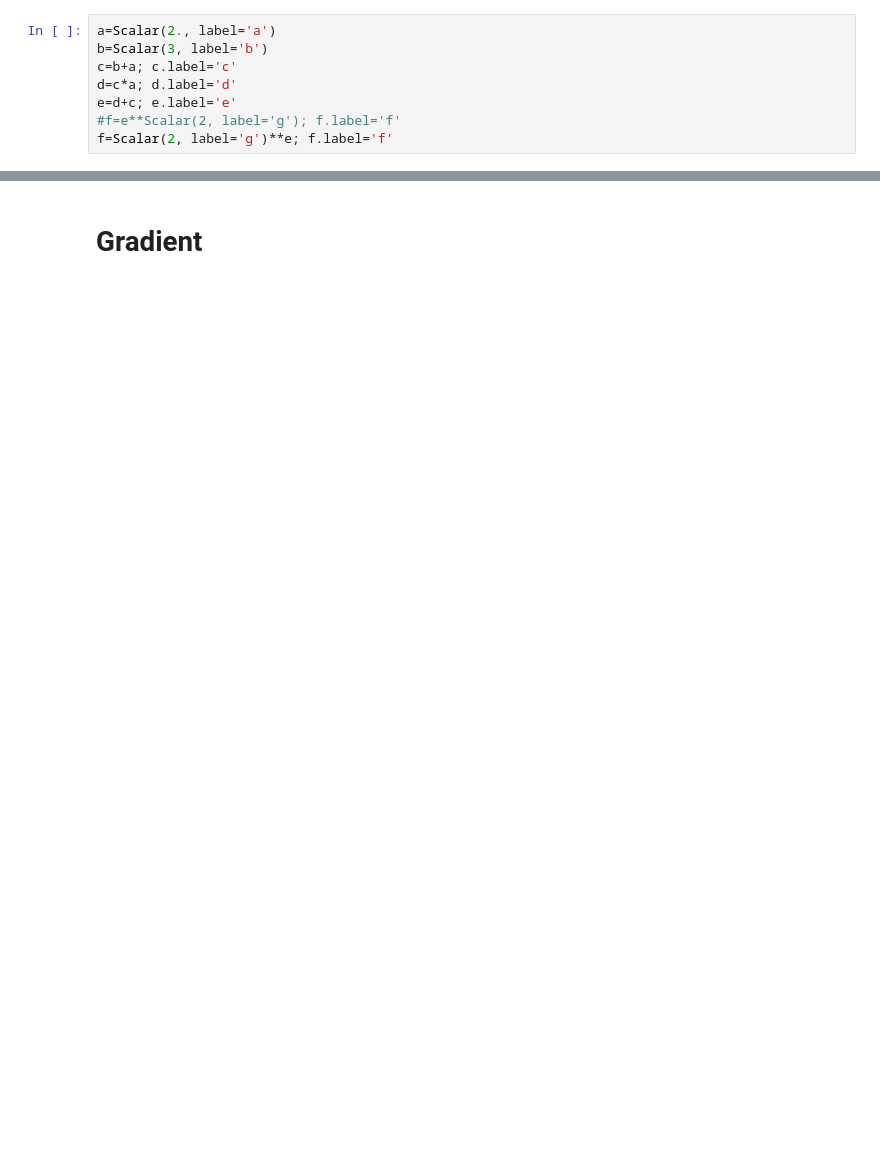
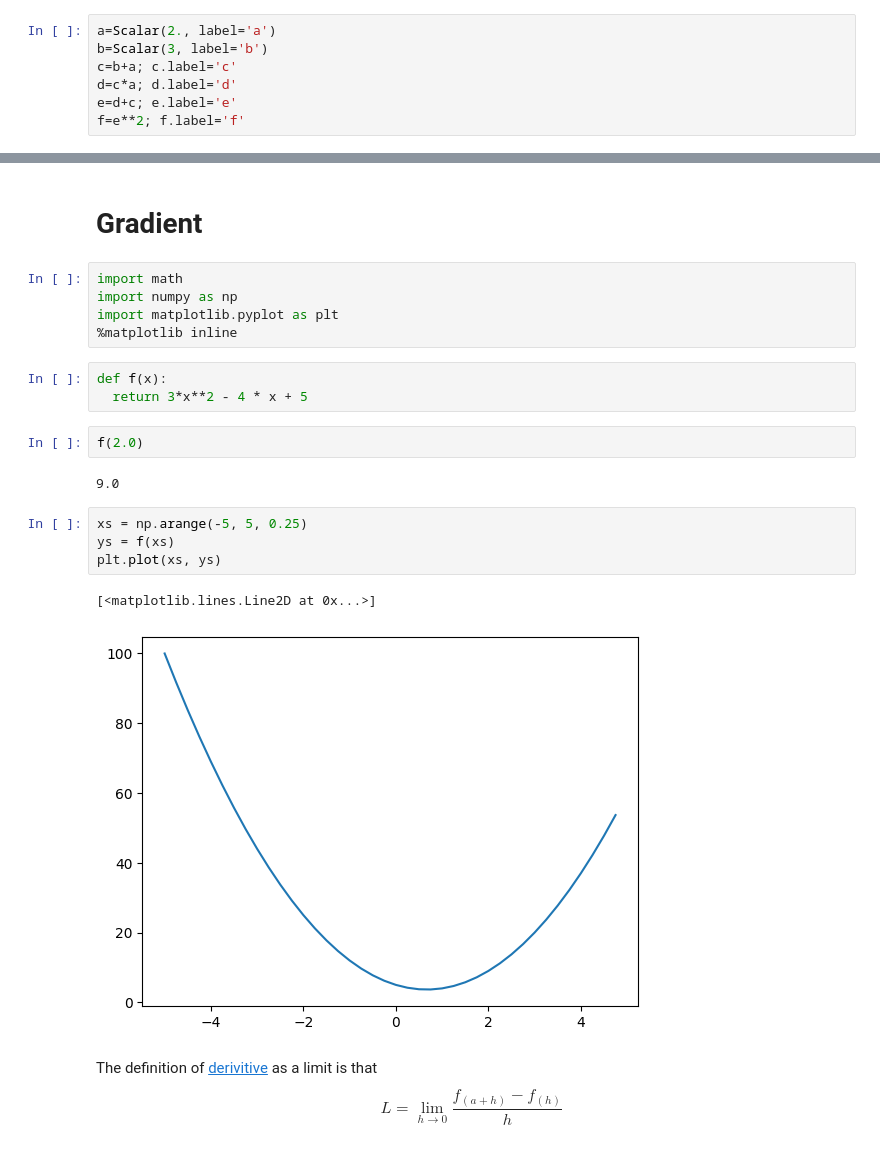
Before and after one commit to romenlaw/NaiveNeuralNetwork, a Jupyter notebook: tests.ipynb, the cells around one changed output, grey strips where cells are left out. Drawn from its saved outputs; the diff is of its cells as text; blank space fills up the shorter version.

```diff
--- a/tests.ipynb
+++ b/tests.ipynb
@@ -111,5 +90,4 @@ b=Scalar(3, label='b')
 c=b+a; c.label='c'
 d=c*a; d.label='d'
 e=d+c; e.label='e'
-#f=e**Scalar(2, label='g'); f.label='f'
-f=Scalar(2, label='g')**e; f.label='f'
+f=e**2; f.label='f'
@@ -134,3 +109,25 @@ visualise(f)
 [drawing not drawn]
 # %% [markdown]
 # Gradient
+# %%
+import math
+import numpy as np
+import matplotlib.pyplot as plt
+%matplotlib inline
+# %%
+def f(x):
+  return 3*x**2 - 4 * x + 5
+# %%
+f(2.0)
+# %% [output]
+9.0
+# %%
+xs = np.arange(-5, 5, 0.25)
+ys = f(xs)
+plt.plot(xs, ys)
+# %% [output]
+[<matplotlib.lines.Line2D at 0x...>]
+[figure, added]
+# %% [markdown]
+The definition of [derivitive](https://en.wikipedia.org/wiki/Derivative) as a limit is that
+$$L=\lim_{h \to 0} \dfrac{f_{(a+h)} - f_{(h)}} {h}$$
```
Also changed, not shown: parts of 12 cells of this notebook.
